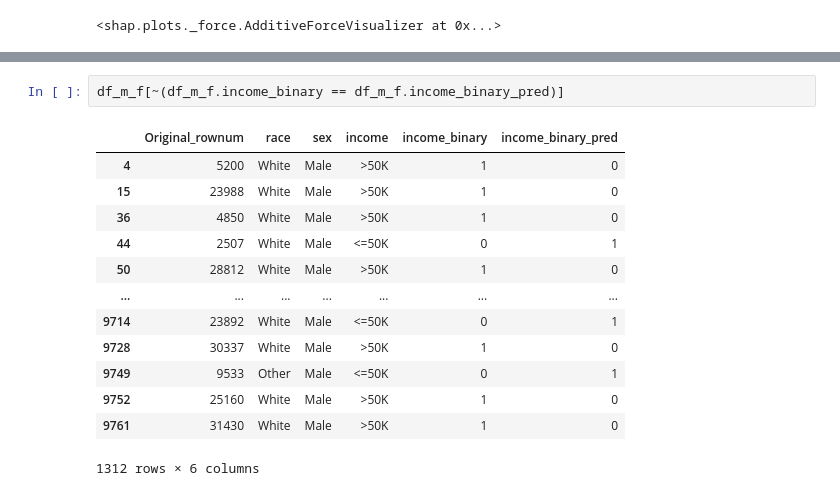
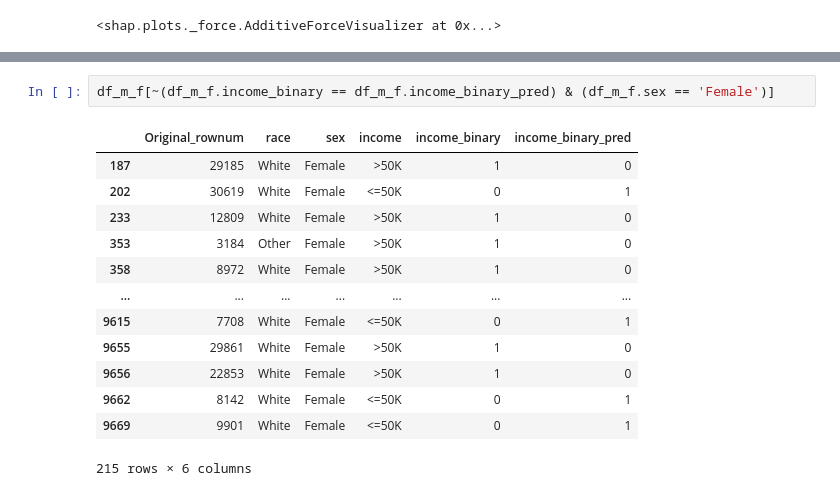
Before and after one commit to ayan3b/DATASET, a Jupyter notebook: Adult_xgboost_label_encoding-v2.ipynb, the cells around one changed output, grey strips where cells are left out. Cells and saved outputs as stored; diff of their text form.

```diff
--- a/Adult_xgboost_label_encoding-v2.ipynb
+++ b/Adult_xgboost_label_encoding-v2.ipynb
@@ -832,18 +834,18 @@ race_e                               1
 sex_e                                1
 Name: 9401, dtype: object
 # %%
-df_m_f[~(df_m_f.income_binary == df_m_f.income_binary_pred)]
+df_m_f[~(df_m_f.income_binary == df_m_f.income_binary_pred) & (df_m_f.sex == 'Female')]
 # %% [output]
 |  | Original_rownum | race | sex | income | income_binary | income_binary_pred |
-| 4 | 5200 | White | Male | >50K | 1 | 0 |
-| 15 | 23988 | White | Male | >50K | 1 | 0 |
-| 36 | 4850 | White | Male | >50K | 1 | 0 |
-| 44 | 2507 | White | Male | <=50K | 0 | 1 |
-| 50 | 28812 | White | Male | >50K | 1 | 0 |
+| 187 | 29185 | White | Female | >50K | 1 | 0 |
+| 202 | 30619 | White | Female | <=50K | 0 | 1 |
+| 233 | 12809 | White | Female | >50K | 1 | 0 |
+| 353 | 3184 | Other | Female | >50K | 1 | 0 |
+| 358 | 8972 | White | Female | >50K | 1 | 0 |
 | ... | ... | ... | ... | ... | ... | ... |
-| 9714 | 23892 | White | Male | <=50K | 0 | 1 |
-| 9728 | 30337 | White | Male | >50K | 1 | 0 |
-| 9749 | 9533 | Other | Male | <=50K | 0 | 1 |
-| 9752 | 25160 | White | Male | >50K | 1 | 0 |
-| 9761 | 31430 | White | Male | >50K | 1 | 0 |
+| 9615 | 7708 | White | Female | <=50K | 0 | 1 |
+| 9655 | 29861 | White | Female | >50K | 1 | 0 |
+| 9656 | 22853 | White | Female | >50K | 1 | 0 |
+| 9662 | 8142 | White | Female | <=50K | 0 | 1 |
+| 9669 | 9901 | White | Female | <=50K | 0 | 1 |
-1312 rows × 6 columns
+215 rows × 6 columns
```
Also changed, not shown: parts of 5 cells of this notebook.
